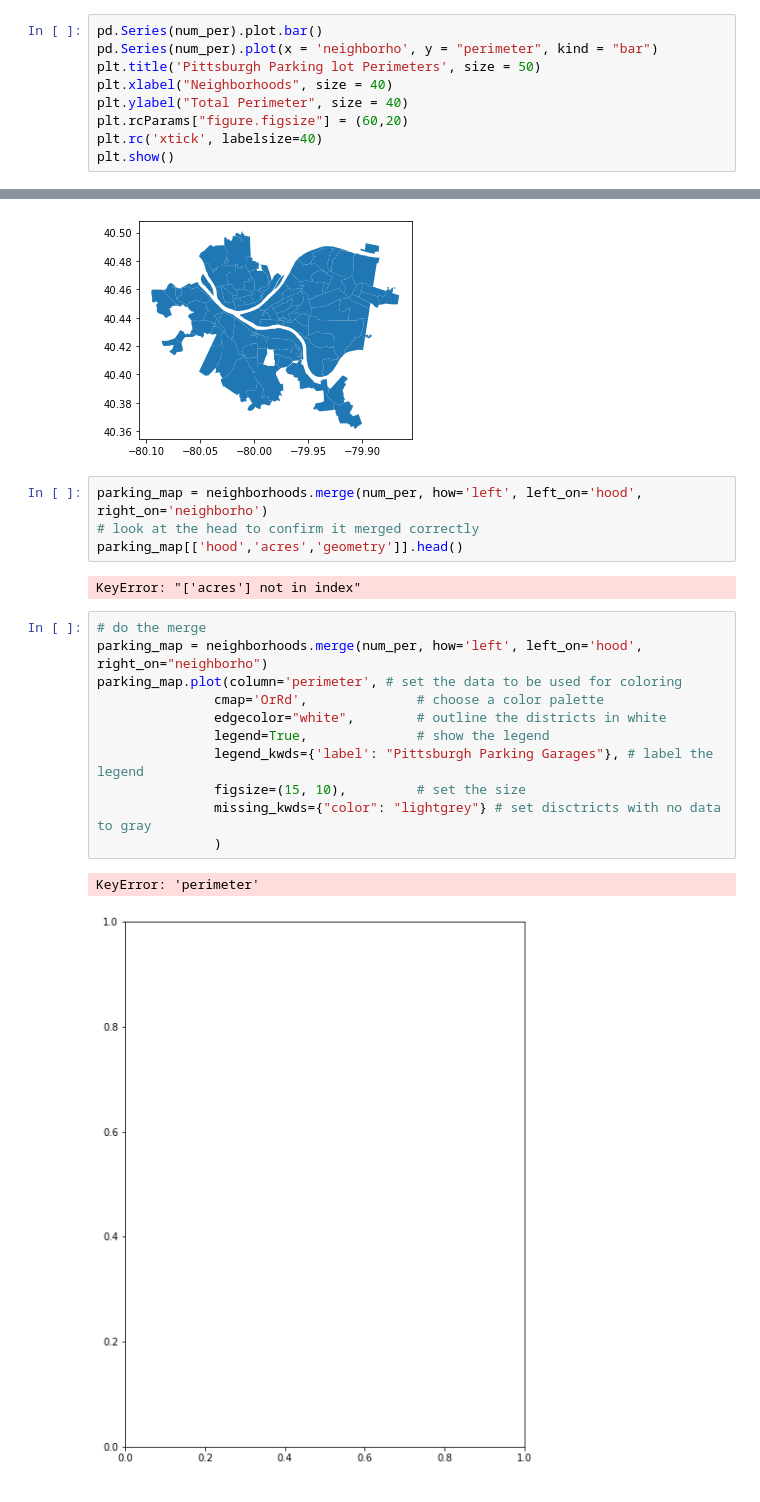
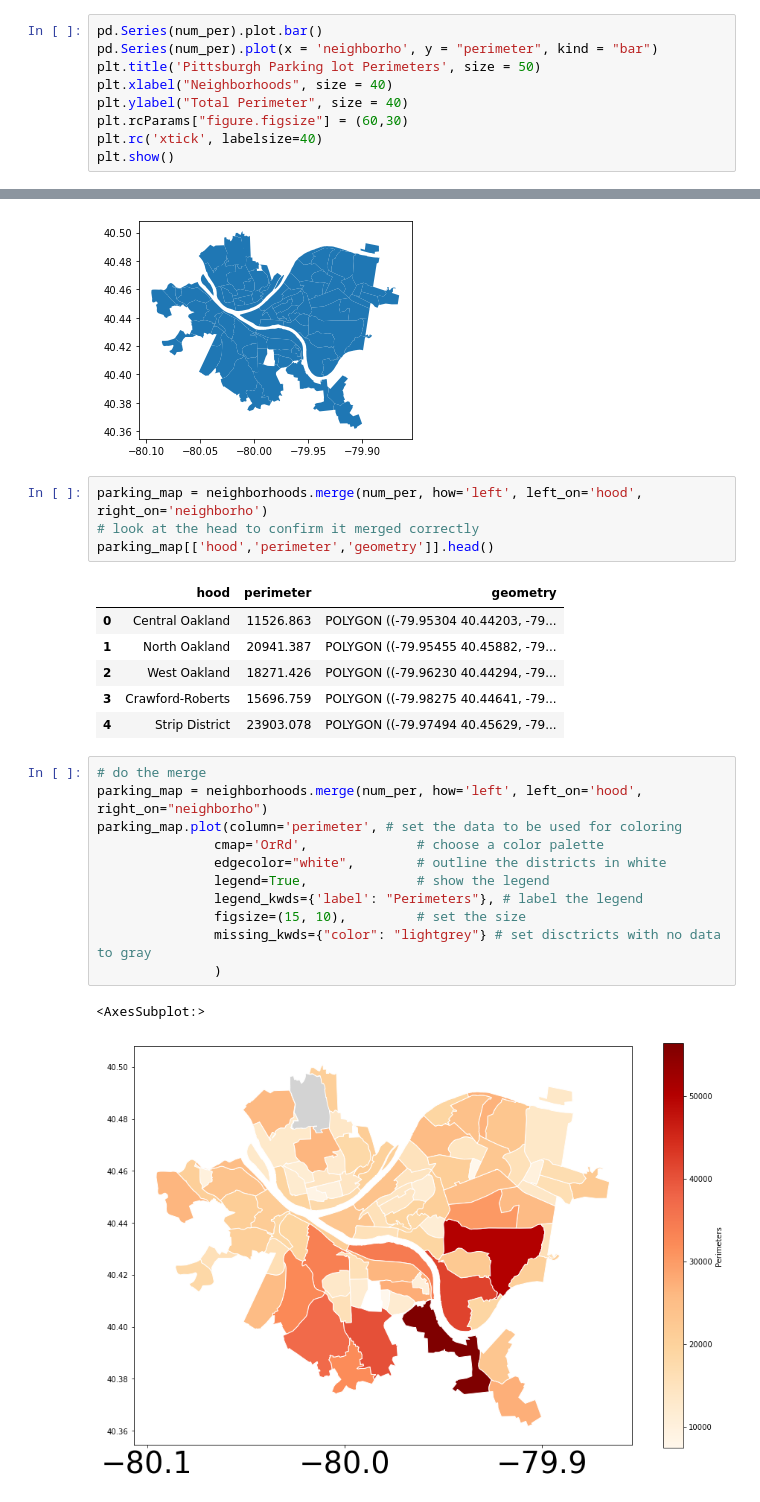
Before and after one commit to apu-a/Final-Project, a Jupyter notebook: Apurvaa Final.ipynb, the cells around one changed output, grey strips where cells are left out. Cells and saved outputs as stored; diff of their text form.

```diff
--- a/Apurvaa Final.ipynb
+++ b/Apurvaa Final.ipynb
@@ -58,7 +58,7 @@ pd.Series(num_per).plot(x = 'neighborho', y = "perimeter", kind = "bar")
 plt.title('Pittsburgh Parking lot Perimeters', size = 50)
 plt.xlabel("Neighborhoods", size = 40)
 plt.ylabel("Total Perimeter", size = 40)
-plt.rcParams["figure.figsize"] = (60,20)
+plt.rcParams["figure.figsize"] = (60,30)
 plt.rc('xtick', labelsize=40)
 plt.show()
 # %% [output]
@@ -72,20 +72,25 @@ neighborhoods.plot() # plot the geopandas dataframe
 # %%
 parking_map = neighborhoods.merge(num_per, how='left', left_on='hood', right_on='neighborho')
 # look at the head to confirm it merged correctly
-parking_map[['hood','acres','geometry']].head()
+parking_map[['hood','perimeter','geometry']].head()
 # %% [output]
-KeyError: "['acres'] not in index"
+|  | hood | perimeter | geometry |
+| 0 | Central Oakland | 11526.863 | POLYGON ((-79.95304 40.44203, -79... |
+| 1 | North Oakland | 20941.387 | POLYGON ((-79.95455 40.45882, -79... |
+| 2 | West Oakland | 18271.426 | POLYGON ((-79.96230 40.44294, -79... |
+| 3 | Crawford-Roberts | 15696.759 | POLYGON ((-79.98275 40.44641, -79... |
+| 4 | Strip District | 23903.078 | POLYGON ((-79.97494 40.45629, -79... |
 # %%
 # do the merge
 parking_map = neighborhoods.merge(num_per, how='left', left_on='hood', right_on="neighborho")
 parking_map.plot(column='perimeter', # set the data to be used for coloring
                cmap='OrRd',              # choose a color palette
                edgecolor="white",        # outline the districts in white
                legend=True,              # show the legend
-               legend_kwds={'label': "Pittsburgh Parking Garages"}, # label the legend
+               legend_kwds={'label': "Perimeters"}, # label the legend
                figsize=(15, 10),         # set the size
                missing_kwds={"color": "lightgrey"} # set disctricts with no data to gray
                )
 # %% [output]
-KeyError: 'perimeter'
+<AxesSubplot:>
-[figure, old version]
+[figure, new version]
```
Also changed, not shown: parts of 2 cells of this notebook.
